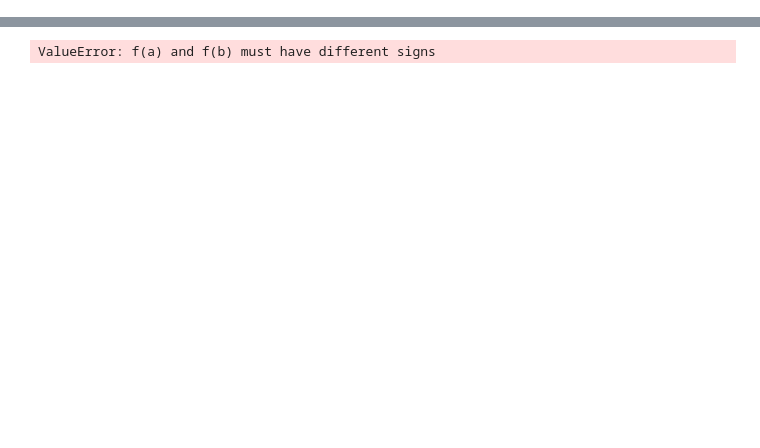
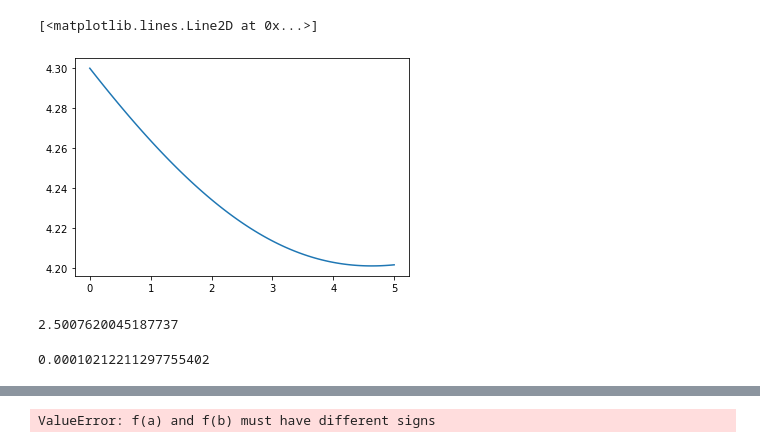
Before and after one commit to Shaun-F/GWGenerator, a Jupyter notebook: debugging/InitialP0.ipynb, the cells around one changed output, grey strips where cells are left out. Cells and saved outputs as stored; diff of their text form; code cells hidden in the pictures; blank space fills up the shorter version.

```diff
--- a/debugging/InitialP0.ipynb
+++ b/debugging/InitialP0.ipynb
@@ -11,0 +47,14 @@ from few.utils.utility import *
+# %%
+import matplotlib.pyplot as plt
+M=1e7
+e0=0.8
+p0=4.3
+traj = traj_module(M,mu,0.9,p0,e0,1., T=5, max_init_len=int(1e4))
+plt.plot(traj[0]/31557600.0, traj[1])
+# %% [output]
+[<matplotlib.lines.Line2D at 0x...>]
+[figure, added]
+# %%
+get_separatrix(0.9,0.2,1.)
+# %% [output]
+2.5007620045187737
@@ -11,0 +65,4 @@ from few.utils.utility import *
+# %%
+func(7.29,1e6,0.2)
+# %% [output]
+0.00010212211297755402
```
Also changed, not shown: parts of 7 cells of this notebook, 2 other files.
